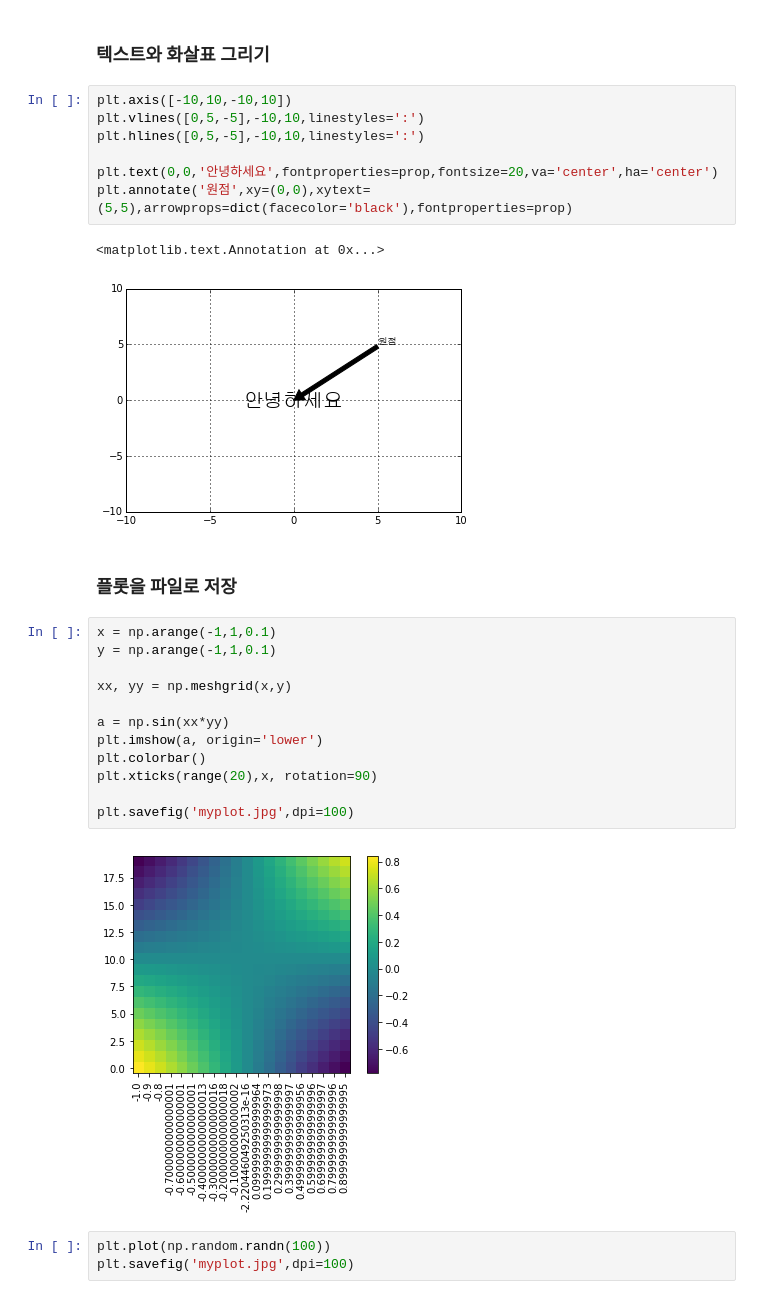
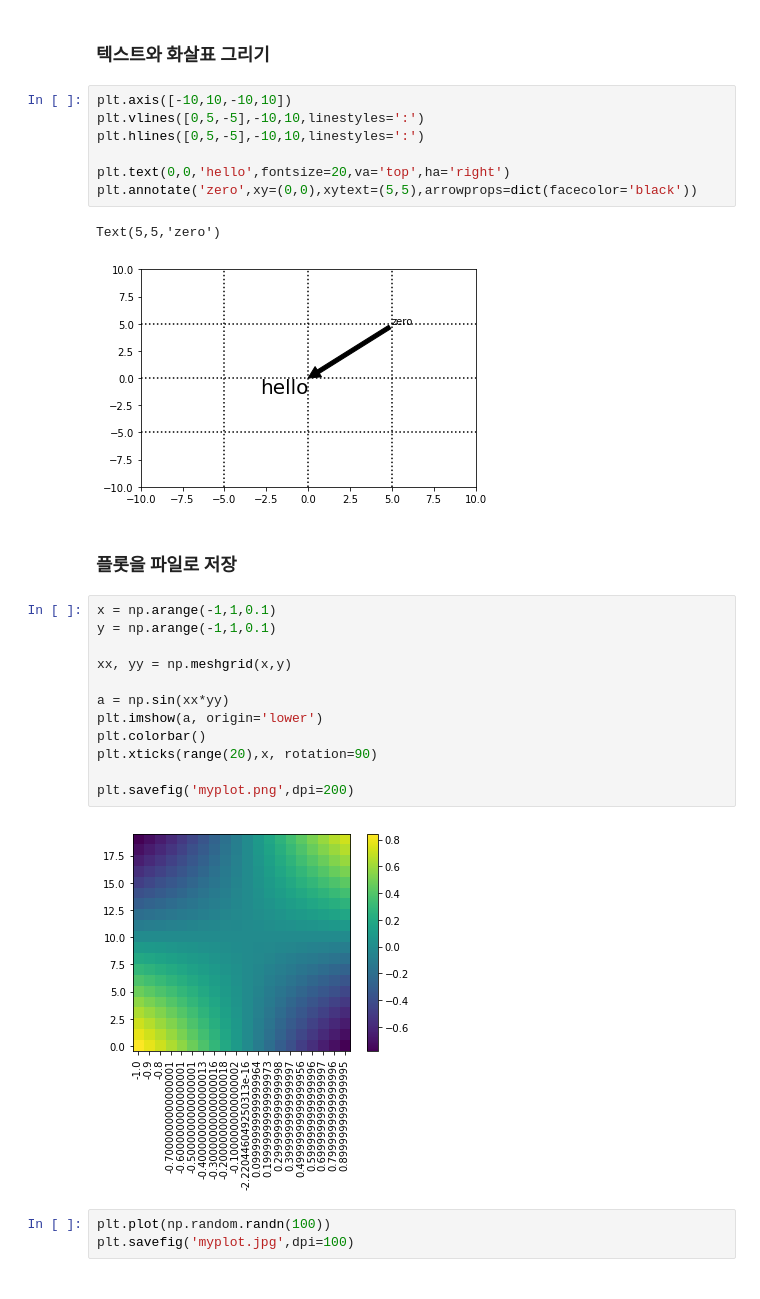
Before and after one commit to gubosd/lecture11, a Jupyter notebook: 파이썬고급/03_matplotlib_01.ipynb, the cells around one changed output. Cells and saved outputs as stored; diff of their text form.

```diff
--- a/파이썬고급/03_matplotlib_01.ipynb
+++ b/파이썬고급/03_matplotlib_01.ipynb
@@ -942,13 +944,13 @@ for i in range(25):
 # %%
 plt.axis([-10,10,-10,10])
 plt.vlines([0,5,-5],-10,10,linestyles=':')
 plt.hlines([0,5,-5],-10,10,linestyles=':')
 
-plt.text(0,0,'안녕하세요',fontproperties=prop,fontsize=20,va='center',ha='center')
-plt.annotate('원점',xy=(0,0),xytext=(5,5),arrowprops=dict(facecolor='black'),fontproperties=prop)
+plt.text(0,0,'hello',fontsize=20,va='top',ha='right')
+plt.annotate('zero',xy=(0,0),xytext=(5,5),arrowprops=dict(facecolor='black'))
 # %% [output]
-<matplotlib.text.Annotation at 0x...>
+Text(5,5,'zero')
-[figure, old version]
+[figure, new version]
 # %% [markdown]
 ### 플롯을 파일로 저장
 # %%
@@ -962,7 +964,7 @@ plt.imshow(a, origin='lower')
 plt.colorbar()
 plt.xticks(range(20),x, rotation=90)
 
-plt.savefig('myplot.jpg',dpi=100)
+plt.savefig('myplot.png',dpi=200)
 # %% [output]
 [figure]
 # %%
```
Also changed, not shown: parts of 7 cells of this notebook, 1 other file.
